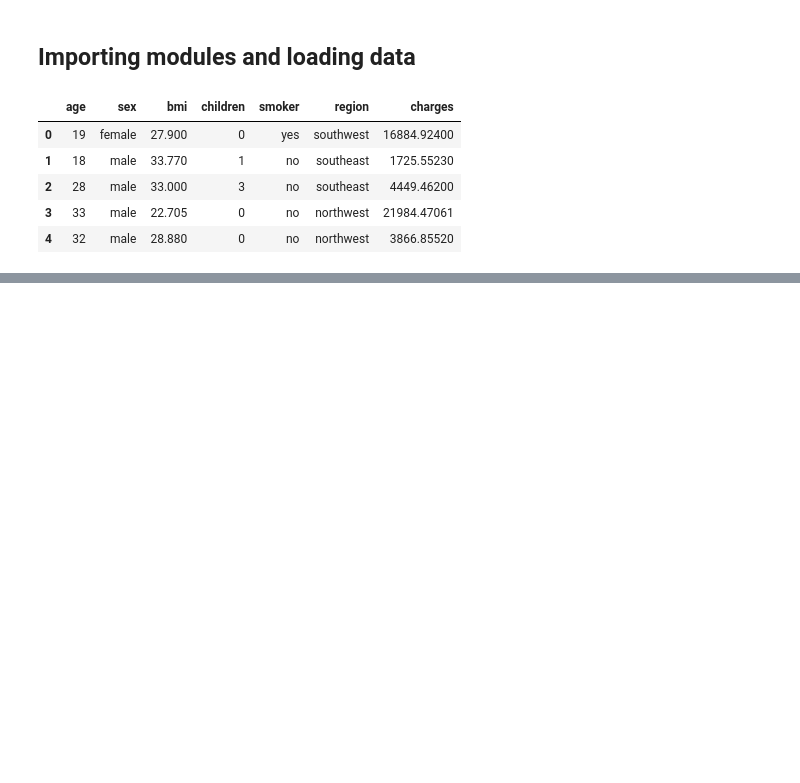
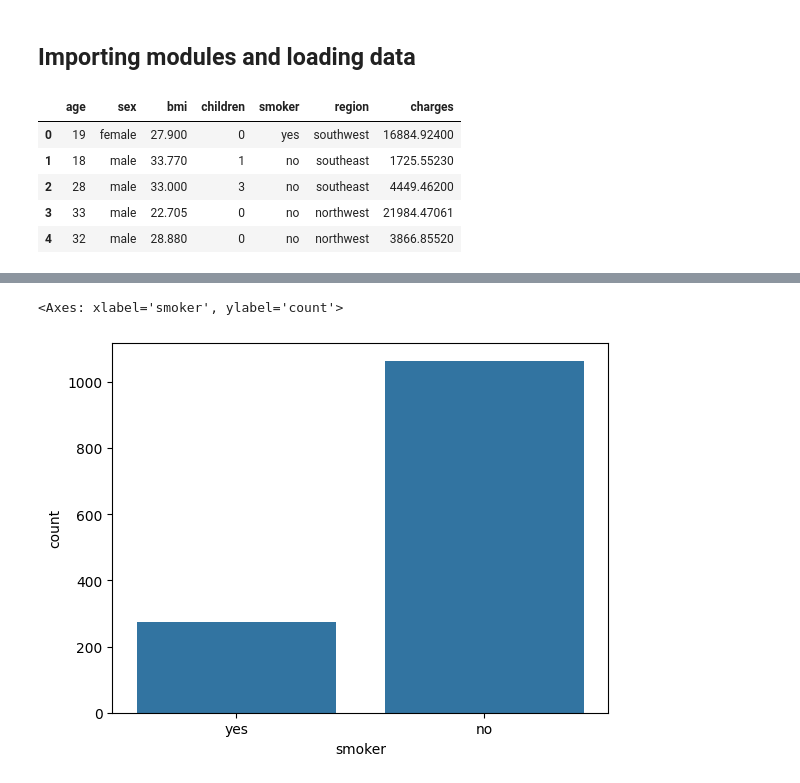
Before and after one commit to Suprim-Karki/ai-ml-portfolio, a Jupyter notebook: machine-learning/projects/insurance-analysis/insurance.ipynb, the cells around one changed output, grey strips where cells are left out. Cells and saved outputs as stored; diff of their text form; code cells hidden in the pictures; blank space fills up the shorter version.

```diff
--- a/machine-learning/projects/insurance-analysis/insurance.ipynb
+++ b/machine-learning/projects/insurance-analysis/insurance.ipynb
@@ -23,0 +97,5 @@ df.head()
+# %%
+sns.countplot(x = df['smoker'])
+# %% [output]
+<Axes: xlabel='smoker', ylabel='count'>
+[figure, added]
```
Also changed, not shown: parts of 12 cells of this notebook.
